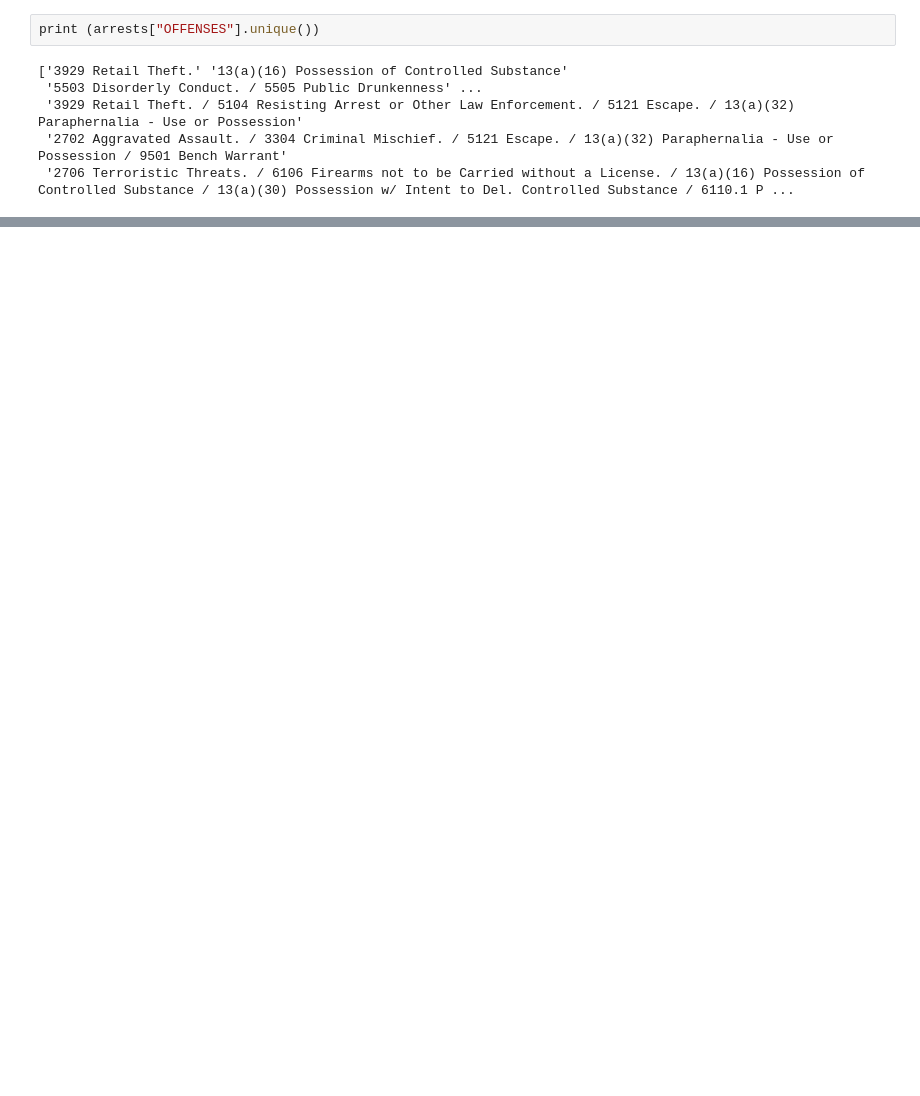
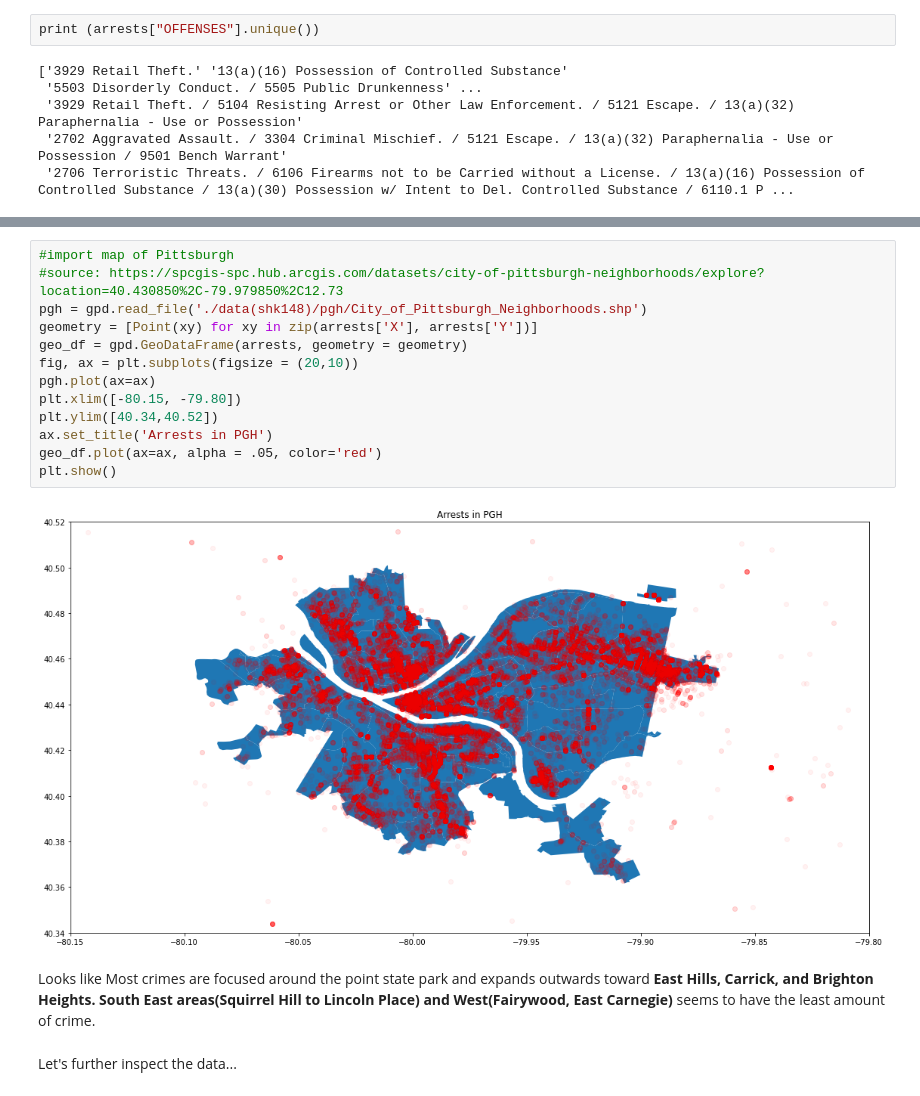
Before and after one commit to shinwookim/CMPINF-0010-Final-Project, a Jupyter notebook: Arrests (SHK148).ipynb, the cells around one changed output, grey strips where cells are left out. Drawn from its saved outputs; the diff is of its cells as text; blank space fills up the shorter version.

```diff
--- a/Arrests (SHK148).ipynb
+++ b/Arrests (SHK148).ipynb
@@ -100 +125,20 @@ tally.sort_values(by='counts', ascending=True)
+# %%
+#import map of Pittsburgh
+#source: https://spcgis-spc.hub.arcgis.com/datasets/city-of-pittsburgh-neighborhoods/explore?location=40.430850%2C-79.979850%2C12.73
+pgh = gpd.read_file('./data(shk148)/pgh/City_of_Pittsburgh_Neighborhoods.shp')
+geometry = [Point(xy) for xy in zip(arrests['X'], arrests['Y'])]
+geo_df = gpd.GeoDataFrame(arrests, geometry = geometry)
+fig, ax = plt.subplots(figsize = (20,10))
+pgh.plot(ax=ax)
+plt.xlim([-80.15, -79.80])
+plt.ylim([40.34,40.52])
+ax.set_title('Arrests in PGH')
+geo_df.plot(ax=ax, alpha = .05, color='red')
+plt.show()
+# %% [output]
+[figure, added]
+# %% [markdown]
+Looks like Most crimes are focused around the point state park and expands outwards toward **East Hills, Carrick, and Brighton Heights.** **South East areas(Squirrel Hill to Lincoln Place) and West(Fairywood, East Carnegie)** seems to have the least amount of crime.
+# %% [markdown]
+Let's further inspect the data...
 # %%
```
Also changed, not shown: parts of 23 cells of this notebook.
